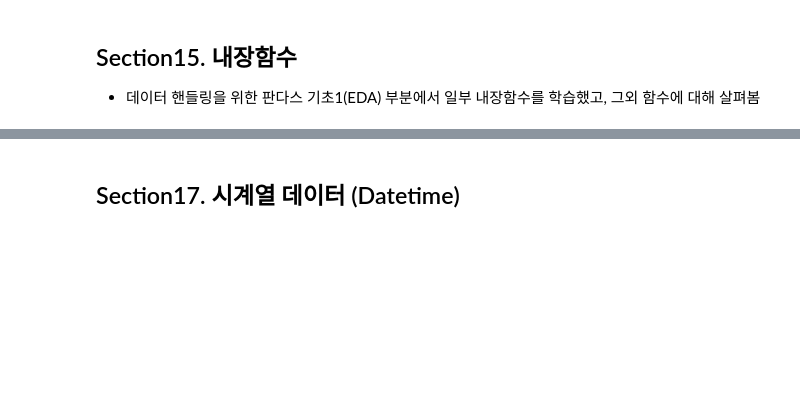
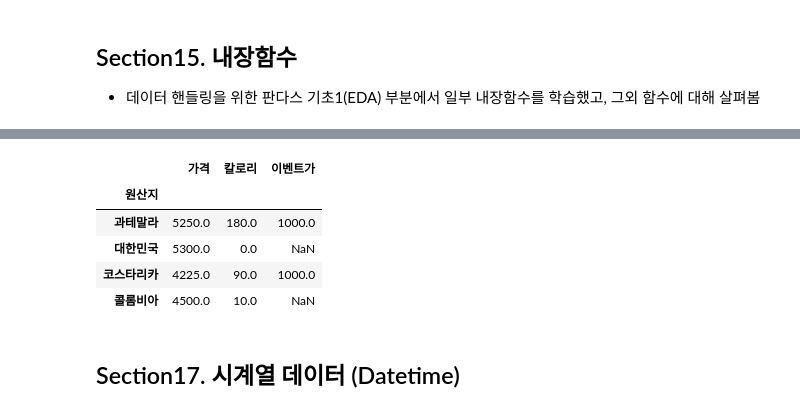
Before and after one commit to 0ys/bigdata_analyst_cert, a Jupyter notebook: part1/ch2/ch2_pandas.ipynb, the cells around one changed output, grey strips where cells are left out. Drawn from its saved outputs; the diff is of its cells as text; code cells hidden in the pictures; blank space fills up the shorter version.

```diff
--- a/part1/ch2/ch2_pandas.ipynb
+++ b/part1/ch2/ch2_pandas.ipynb
@@ -809 +1149,13 @@ df.head(2)
+# %%
+# 원두 기준, 평균
+# 원산지를 기준으로 그룹이 만들어진다.
+# numeric 옵션에 의해 평균을 구할 수 있는 컬럼만 구한다.
+df.groupby('원산지').mean(numeric_only=True)
+# %% [output]
+|  | 가격 | 칼로리 | 이벤트가 |
+| 원산지 |  |  |  |
+| 과테말라 | 5250.0 | 180.0 | 1000.0 |
+| 대한민국 | 5300.0 | 0.0 | NaN |
+| 코스타리카 | 4225.0 | 90.0 | 1000.0 |
+| 콜롬비아 | 4500.0 | 10.0 | NaN |
 # %%
```
Also changed, not shown: parts of 107 cells of this notebook, 5 other files.
